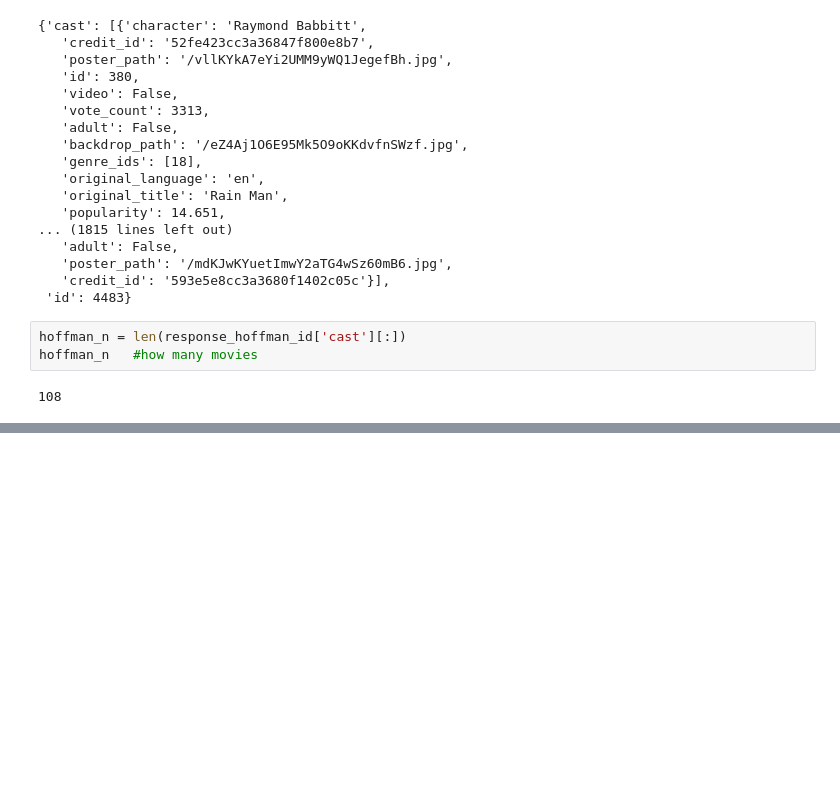
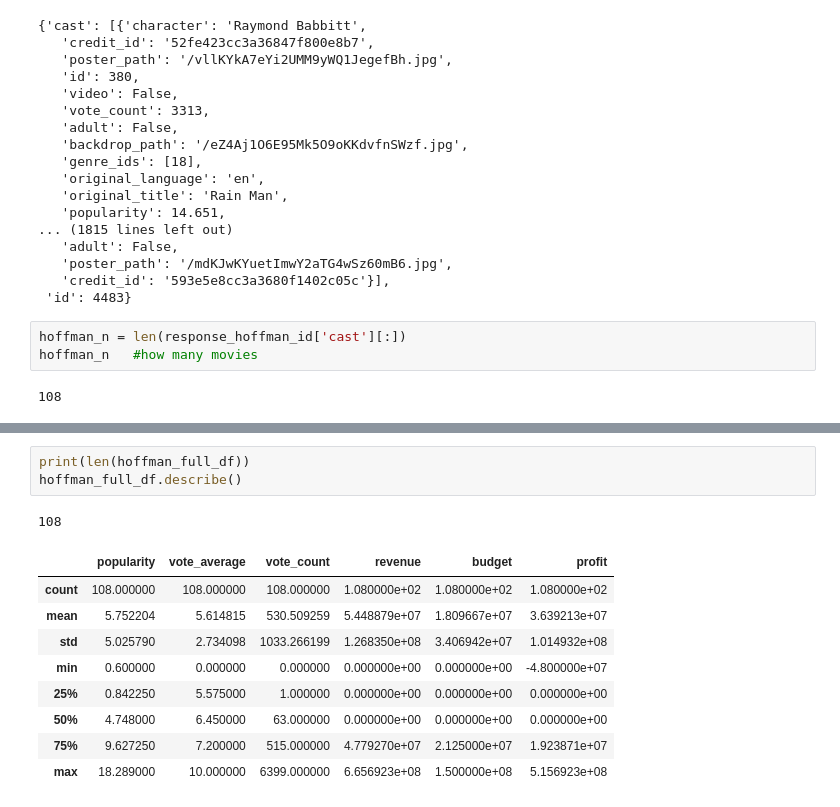
Before and after one commit to faltisco/Choose_Genre, a Jupyter notebook: EDA on TMDB.ipynb, the cells around one changed output, grey strips where cells are left out. Saved outputs shown, nothing was run; the diff lists cells and outputs as text; blank space fills up the shorter version.

```diff
--- a/EDA on TMDB.ipynb
+++ b/EDA on TMDB.ipynb
@@ -210,0 +167,14 @@ df
+# %%
+print(len(hoffman_full_df))
+hoffman_full_df.describe()
+# %% [output]
+108
+|  | popularity | vote_average | vote_count | revenue | budget | profit |
+| count | 108.000000 | 108.000000 | 108.000000 | 1.080000e+02 | 1.080000e+02 | 1.080000e+02 |
+| mean | 5.752204 | 5.614815 | 530.509259 | 5.448879e+07 | 1.809667e+07 | 3.639213e+07 |
+| std | 5.025790 | 2.734098 | 1033.266199 | 1.268350e+08 | 3.406942e+07 | 1.014932e+08 |
+| min | 0.600000 | 0.000000 | 0.000000 | 0.000000e+00 | 0.000000e+00 | -4.800000e+07 |
+| 25% | 0.842250 | 5.575000 | 1.000000 | 0.000000e+00 | 0.000000e+00 | 0.000000e+00 |
+| 50% | 4.748000 | 6.450000 | 63.000000 | 0.000000e+00 | 0.000000e+00 | 0.000000e+00 |
+| 75% | 9.627250 | 7.200000 | 515.000000 | 4.779270e+07 | 2.125000e+07 | 1.923871e+07 |
+| max | 18.289000 | 10.000000 | 6399.000000 | 6.656923e+08 | 1.500000e+08 | 5.156923e+08 |
```
Also changed, not shown: parts of 14 cells of this notebook, 1 other file.
